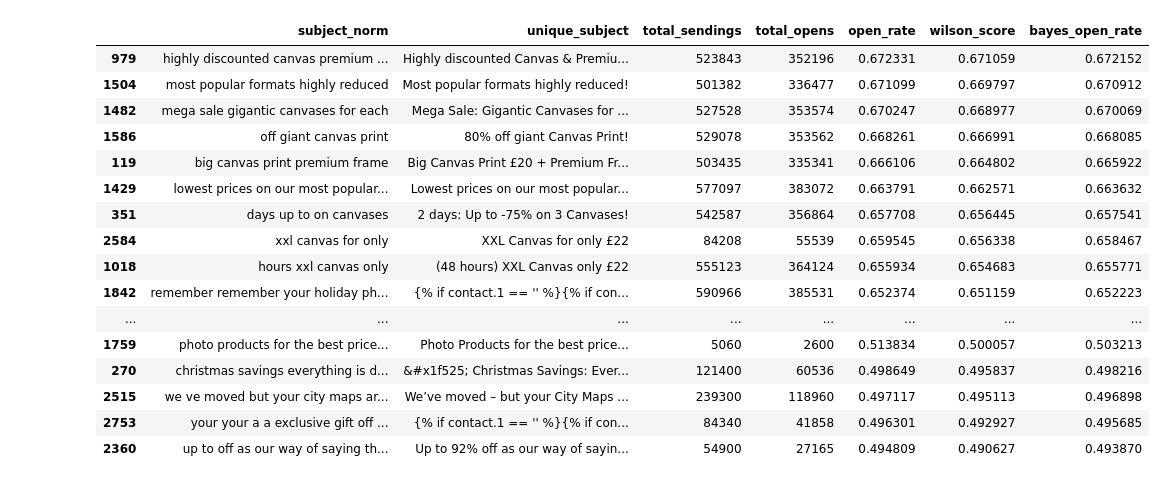
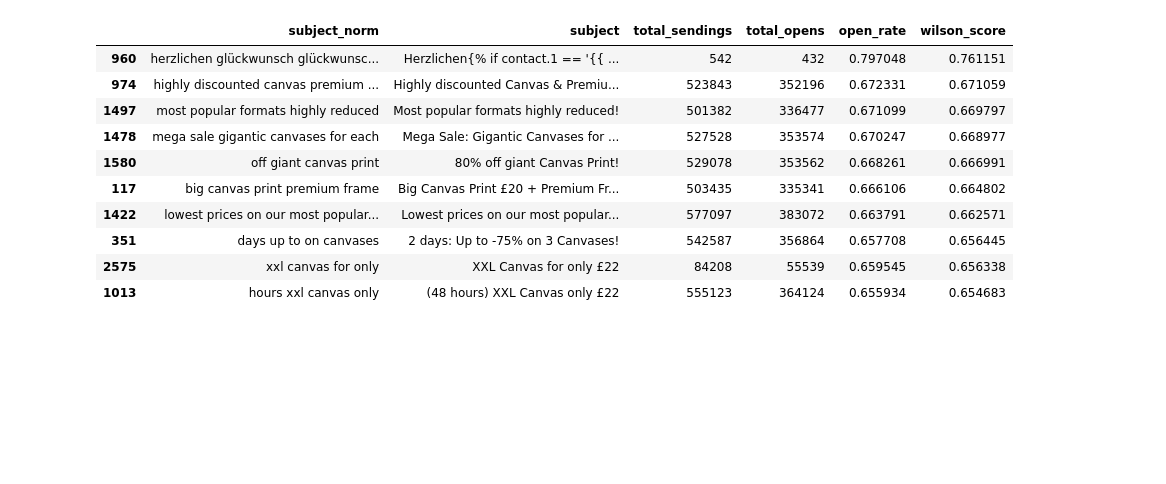
Before and after one commit to ahmedTCG/email-subjects-optimization, a Jupyter notebook: analysis.ipynb, the cells around one changed output. Drawn from its saved outputs; the diff is of its cells as text; code cells hidden in the pictures; blank space fills up the shorter version.

```diff
--- a/analysis.ipynb
+++ b/analysis.ipynb
@@ -43,2 +16,0 @@ memory usage: 184.2+ KB
-# %%
-df = df.dropna()
@@ -49,13 +16,0 @@ Index(['subject', 'sendings', 'opens', 'open_rate'], dtype='object')
-# %%
-# Count rows before filtering
-rows_before = len(df)
-
-# Remove rows with sendings < 1000
-df = df[df['sendings'] >= 1000]
-
-# Count rows after filtering
-rows_after = len(df)
-
-# Report
-print(f"Rows removed (sendings < 1000): {rows_before - rows_after}")
-print(f"Remaining rows: {rows_after}")
@@ -182,0 +116,13 @@ Lookup table rows: 3898
+# %%
+MIN_SENDINGS = 100
+
+rows_before = len(df)
+df = df[df['sendings'] >= MIN_SENDINGS].copy()
+rows_after = len(df)
+
+print("MIN_SENDINGS =", MIN_SENDINGS)
+print("Rows before:", rows_before)
+print("Rows after:", rows_after)
+print("Removed:", rows_before - rows_after)
+
+df['sendings'].describe()
@@ -214,46 +176,47 @@ df_joined['open_rate'] = df_joined['total_opens'] / df_joined['total_sendings']
 # %%
 import numpy as np
 
 def wilson_lower_bound(opens: int, sendings: int, z: float = 1.96) -> float:
     """
-    95% Wilson score lower bound by default (z=1.96).
-    Use this for volume-aware ranking of open rates.
+    95% Wilson score lower bound.
+    Use this to rank email subjects with different volumes.
     """
     if sendings <= 0:
         return 0.0
 
     p = opens / sendings
     z2 = z * z
     denom = 1 + z2 / sendings
     center = p + z2 / (2 * sendings)
     margin = z * np.sqrt((p * (1 - p) + z2 / (4 * sendings)) / sendings)
 
     return (center - margin) / denom
 
 
-# Call it: add Wilson score to your aggregated dataframe
+# Safety clamp (just in case)
+df_joined['total_opens'] = df_joined['total_opens'].clip(
+    lower=0, upper=df_joined['total_sendings']
+)
+
+# Compute Wilson score
 df_joined['wilson_score'] = df_joined.apply(
     lambda r: wilson_lower_bound(r['total_opens'], r['total_sendings']),
     axis=1
 )
 
-# Example: show top 10 by Wilson score
-df_joined.sort_values('wilson_score', ascending=False).head(40)
+# Sort by Wilson score
+df_ranked = df_joined.sort_values('wilson_score', ascending=False)
+
+df_ranked.head(10)
 # %% [output]
-|  | subject_norm | unique_subject | total_sendings | total_opens | open_rate | wilson_score | bayes_open_rate |
-| 979 | highly discounted canvas premium ... | Highly discounted Canvas & Premiu... | 523843 | 352196 | 0.672331 | 0.671059 | 0.672152 |
-| 1504 | most popular formats highly reduced | Most popular formats highly reduced! | 501382 | 336477 | 0.671099 | 0.669797 | 0.670912 |
-| 1482 | mega sale gigantic canvases for each | Mega Sale: Gigantic Canvases for ... | 527528 | 353574 | 0.670247 | 0.668977 | 0.670069 |
-| 1586 | off giant canvas print | 80% off giant Canvas Print! | 529078 | 353562 | 0.668261 | 0.666991 | 0.668085 |
-| 119 | big canvas print premium frame | Big Canvas Print £20 + Premium Fr... | 503435 | 335341 | 0.666106 | 0.664802 | 0.665922 |
-| 1429 | lowest prices on our most popular... | Lowest prices on our most popular... | 577097 | 383072 | 0.663791 | 0.662571 | 0.663632 |
-| 351 | days up to on canvases | 2 days: Up to -75% on 3 Canvases! | 542587 | 356864 | 0.657708 | 0.656445 | 0.657541 |
-| 2584 | xxl canvas for only | XXL Canvas for only £22 | 84208 | 55539 | 0.659545 | 0.656338 | 0.658467 |
-| 1018 | hours xxl canvas only | (48 hours) XXL Canvas only £22 | 555123 | 364124 | 0.655934 | 0.654683 | 0.655771 |
-| 1842 | remember remember your holiday ph... | {% if contact.1 == '' %}{% if con... | 590966 | 385531 | 0.652374 | 0.651159 | 0.652223 |
-| ... | ... | ... | ... | ... | ... | ... | ... |
-| 1759 | photo products for the best price... | Photo Products for the best price... | 5060 | 2600 | 0.513834 | 0.500057 | 0.503213 |
-| 270 | christmas savings everything is d... | &#x1f525; Christmas Savings: Ever... | 121400 | 60536 | 0.498649 | 0.495837 | 0.498216 |
-| 2515 | we ve moved but your city maps ar... | We’ve moved – but your City Maps ... | 239300 | 118960 | 0.497117 | 0.495113 | 0.496898 |
-| 2753 | your your a a exclusive gift off ... | {% if contact.1 == '' %}{% if con... | 84340 | 41858 | 0.496301 | 0.492927 | 0.495685 |
-| 2360 | up to off as our way of saying th... | Up to 92% off as our way of sayin... | 54900 | 27165 | 0.494809 | 0.490627 | 0.493870 |
+|  | subject_norm | subject | total_sendings | total_opens | open_rate | wilson_score |
+| 960 | herzlichen glückwunsch glückwunsc... | Herzlichen{% if contact.1 == '{{ ... | 542 | 432 | 0.797048 | 0.761151 |
+| 974 | highly discounted canvas premium ... | Highly discounted Canvas & Premiu... | 523843 | 352196 | 0.672331 | 0.671059 |
+| 1497 | most popular formats highly reduced | Most popular formats highly reduced! | 501382 | 336477 | 0.671099 | 0.669797 |
+| 1478 | mega sale gigantic canvases for each | Mega Sale: Gigantic Canvases for ... | 527528 | 353574 | 0.670247 | 0.668977 |
+| 1580 | off giant canvas print | 80% off giant Canvas Print! | 529078 | 353562 | 0.668261 | 0.666991 |
+| 117 | big canvas print premium frame | Big Canvas Print £20 + Premium Fr... | 503435 | 335341 | 0.666106 | 0.664802 |
+| 1422 | lowest prices on our most popular... | Lowest prices on our most popular... | 577097 | 383072 | 0.663791 | 0.662571 |
+| 351 | days up to on canvases | 2 days: Up to -75% on 3 Canvases! | 542587 | 356864 | 0.657708 | 0.656445 |
+| 2575 | xxl canvas for only | XXL Canvas for only £22 | 84208 | 55539 | 0.659545 | 0.656338 |
+| 1013 | hours xxl canvas only | (48 hours) XXL Canvas only £22 | 555123 | 364124 | 0.655934 | 0.654683 |
```
Also changed, not shown: parts of 15 cells of this notebook, 5 other files.
